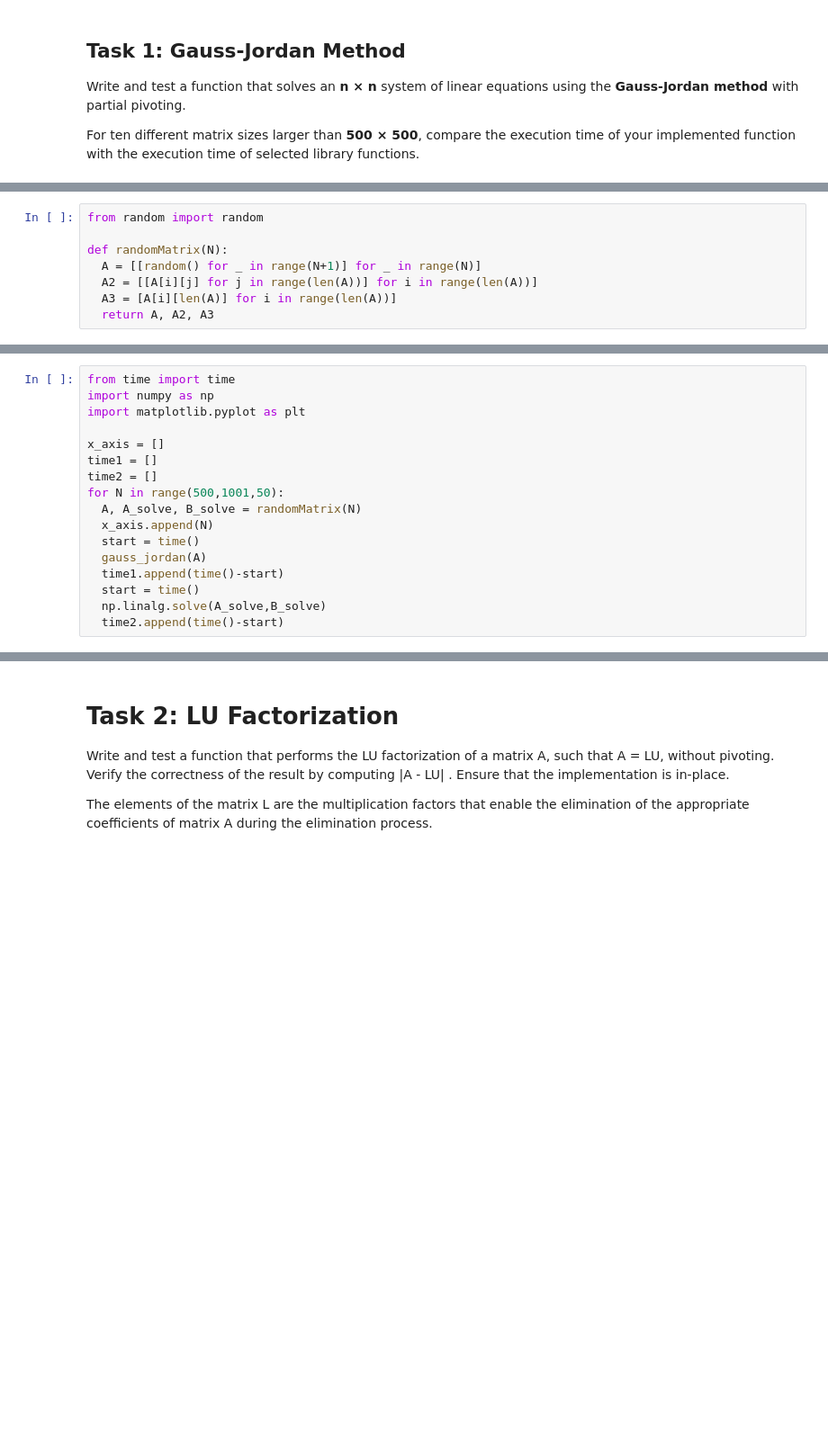
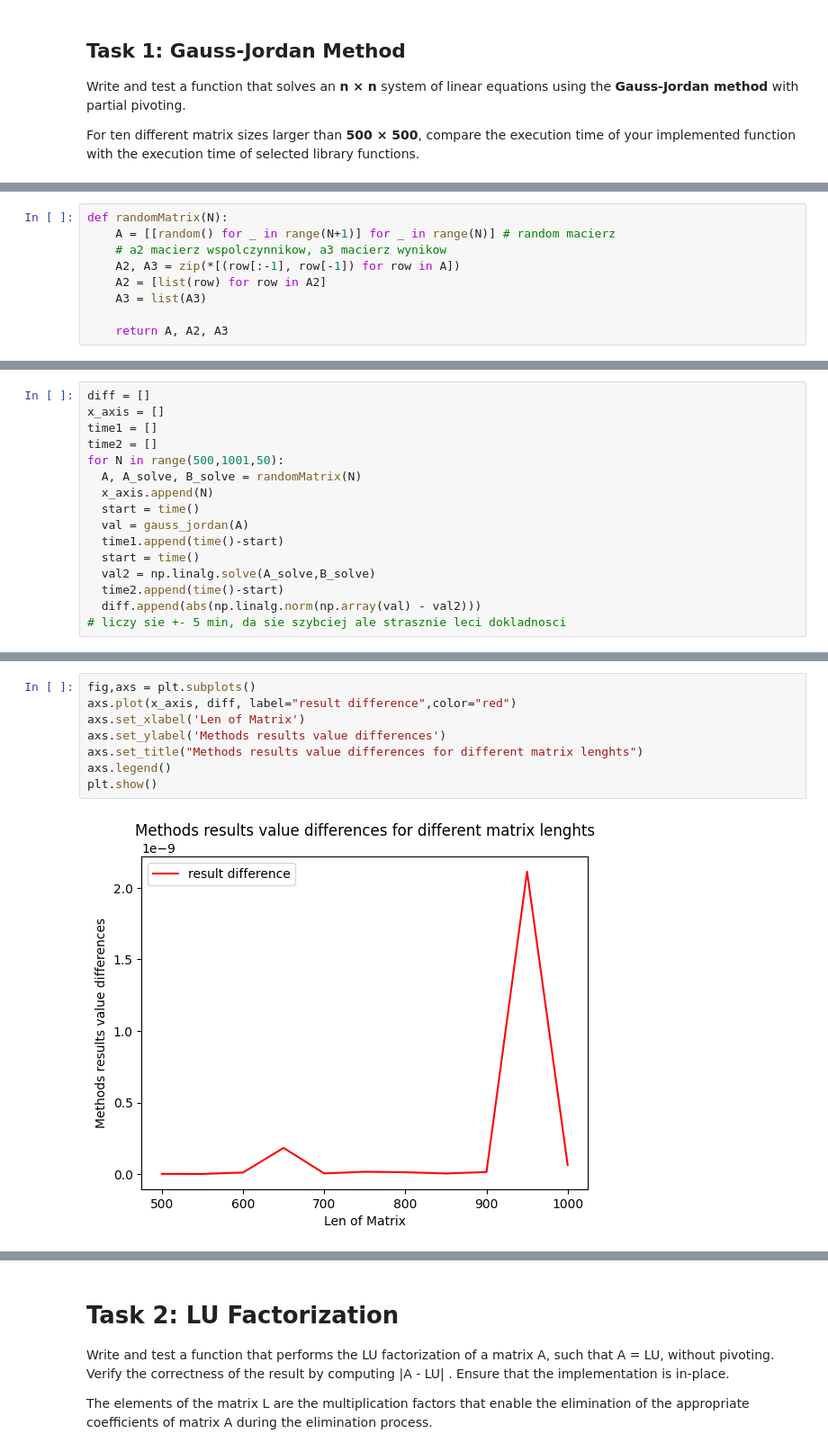
Before and after one commit to mcjwsn/CMST, a Jupyter notebook: lab2/lab2.ipynb, the cells around one changed output, grey strips where cells are left out. Shown: that part at 90% size. Drawn from its saved outputs; the diff is of its cells as text; blank space fills up the shorter version.

```diff
--- a/lab2/lab2.ipynb
+++ b/lab2/lab2.ipynb
@@ -32,8 +49,9 @@ def gauss_jordan(A):
 # %%
-from random import random
+def randomMatrix(N):
+    A = [[random() for _ in range(N+1)] for _ in range(N)] # random macierz
+    # a2 macierz wspolczynnikow, a3 macierz wynikow
+    A2, A3 = zip(*[(row[:-1], row[-1]) for row in A])
+    A2 = [list(row) for row in A2]
+    A3 = list(A3)
 
-def randomMatrix(N):
-  A = [[random() for _ in range(N+1)] for _ in range(N)]
-  A2 = [[A[i][j] for j in range(len(A))] for i in range(len(A))]
-  A3 = [A[i][len(A)] for i in range(len(A))]
-  return A, A2, A3
+    return A, A2, A3
@@ -40,8 +60,5 @@ def randomMatrix(N):
 # %%
-from time import time
-import numpy as np
-import matplotlib.pyplot as plt
-
+diff = []
 x_axis = []
 time1 = []
 time2 = []
@@ -49,8 +66,10 @@ for N in range(500,1001,50):
   A, A_solve, B_solve = randomMatrix(N)
   x_axis.append(N)
   start = time()
-  gauss_jordan(A)
+  val = gauss_jordan(A)
   time1.append(time()-start)
   start = time()
-  np.linalg.solve(A_solve,B_solve)
+  val2 = np.linalg.solve(A_solve,B_solve)
   time2.append(time()-start)
+  diff.append(abs(np.linalg.norm(np.array(val) - val2)))
+# liczy sie +- 5 min, da sie szybciej ale strasznie leci dokladnosci
@@ -68,0 +78,10 @@ plt.tight_layout()
+# %%
+fig,axs = plt.subplots()
+axs.plot(x_axis, diff, label="result difference",color="red")
+axs.set_xlabel('Len of Matrix')
+axs.set_ylabel('Methods results value differences')
+axs.set_title("Methods results value differences for different matrix lenghts")
+axs.legend()
+plt.show()
+# %% [output]
+[figure, added]
```
Also changed, not shown: parts of 18 cells of this notebook.
